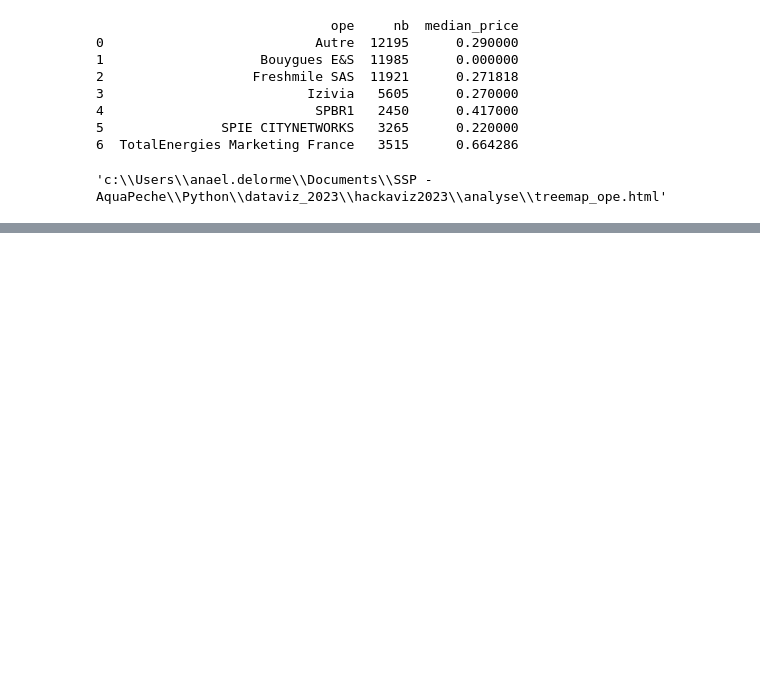
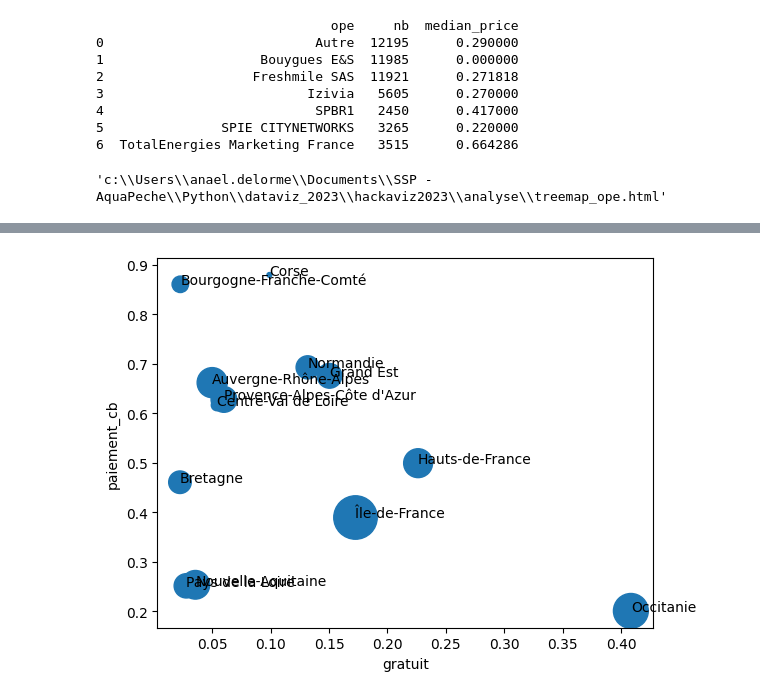
Before and after one commit to anaelDelorme/hackaviz2023, a Jupyter notebook: analyse/exploration_data.ipynb, the cells around one changed output, grey strips where cells are left out. Drawn from its saved outputs; the diff is of its cells as text; code cells hidden in the pictures; blank space fills up the shorter version.

Commit message:
mise à jour avec graph observable

```diff
--- a/analyse/exploration_data.ipynb
+++ b/analyse/exploration_data.ipynb
@@ -69,7 +68,7 @@ from pyecharts.globals import ThemeType
 ## Import des données
 # %%
 
-borne_elec = pd.read_csv("../data/borne_de_recharge.csv")
+borne_elec = pd.read_csv("../data/bornes_maj.csv")
 # %%
 borne_elec.info()
 # %% [output]
@@ -125,7 +124,8 @@ numerical_columns = [
     "nbre_pdc",
     "puissance_nominale",
     "prix_session",
-    "prix_kWh"
+    "prix_kWh",
+    "date_mise_en_service"
 ]
 geographical_columns = [
     'consolidated_longitude',
@@ -145,7 +145,8 @@ categorical_columns = [
     'paiement_cb',
     'paiement_autre',
     'horaires',
-    'accessibilite_pmr'
+    'accessibilite_pmr',
+    'code_departement', 'nom_departement', 'region'
 ]
 all_columns = numerical_columns + categorical_columns + geographical_columns + [target_column]
 borne_elec_filtered = borne_elec[all_columns]
@@ -300,0 +317,21 @@ c
+# %%
+bornes_par_region = borne_elec_filtered.groupby("region").agg({
+    "prix_kWh": "median",
+    "gratuit":  lambda x: (x == True).sum() / len(x),
+    "paiement_cb": lambda x: (x == True).sum() / len(x),
+    "nom_operateur": "count"
+})
+# %%
+import matplotlib.pyplot as plt
+
+# Faire le scatter plot avec les colonnes choisies
+ax = bornes_par_region.plot.scatter(x="gratuit", y="paiement_cb", s=bornes_par_region["nom_operateur"] / 10)
+
+# Ajouter le nom de la région sur les points
+for i in range(len(bornes_par_region)):
+    ax.annotate(bornes_par_region.index[i], (bornes_par_region["gratuit"][i], bornes_par_region["paiement_cb"][i]))
+
+# Afficher le graph
+plt.show()
+# %% [output]
+[figure, added]
```
Also changed, not shown: parts of 25 cells of this notebook, 19 other files.
